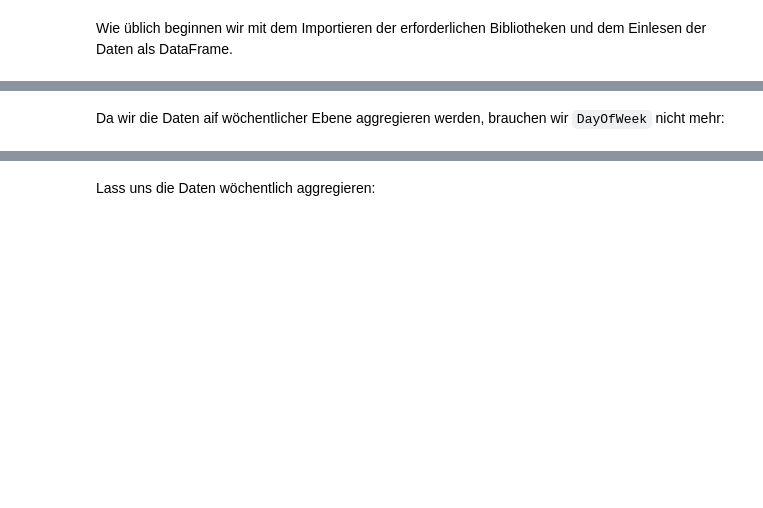
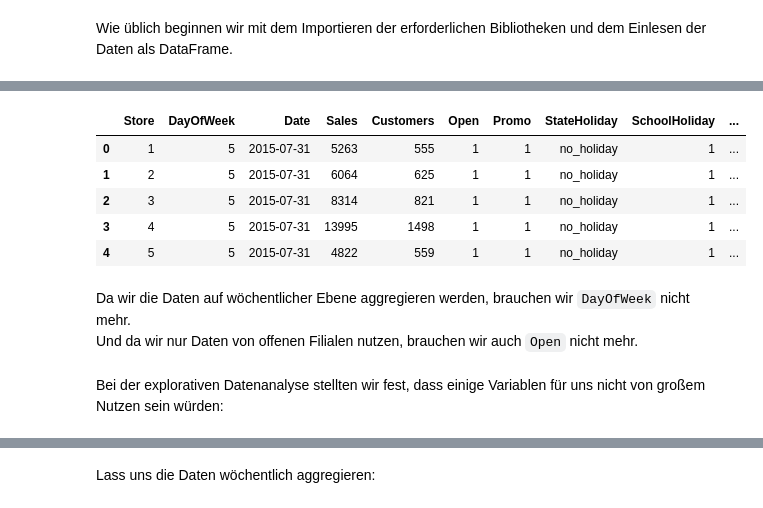
Before and after one commit to xaviermondragon/rossmann, a Jupyter notebook: notebooks/weekly_modelling.ipynb, the cells around one changed output, grey strips where cells are left out. Drawn from its saved outputs; the diff is of its cells as text; code cells hidden in the pictures; blank space fills up the shorter version.

```diff
--- a/notebooks/weekly_modelling.ipynb
+++ b/notebooks/weekly_modelling.ipynb
@@ -21,3 +11,14 @@ sales_df.head()
+# %%
+df = pd.read_csv("../data/sales_stores.csv", parse_dates=['Date'])
+df.head()
+# %% [output]
+|  | Store | DayOfWeek | Date | Sales | Customers | Open | Promo | StateHoliday | SchoolHoliday | ... |
+| 0 | 1 | 5 | 2015-07-31 | 5263 | 555 | 1 | 1 | no_holiday | 1 | ... |
+| 1 | 2 | 5 | 2015-07-31 | 6064 | 625 | 1 | 1 | no_holiday | 1 | ... |
+| 2 | 3 | 5 | 2015-07-31 | 8314 | 821 | 1 | 1 | no_holiday | 1 | ... |
+| 3 | 4 | 5 | 2015-07-31 | 13995 | 1498 | 1 | 1 | no_holiday | 1 | ... |
+| 4 | 5 | 5 | 2015-07-31 | 4822 | 559 | 1 | 1 | no_holiday | 1 | ... |
 # %% [markdown]
-Da wir die Daten aif wöchentlicher Ebene aggregieren werden, brauchen wir `DayOfWeek` nicht mehr:
+Da wir die Daten auf wöchentlicher Ebene aggregieren werden, brauchen wir `DayOfWeek` nicht mehr.
+Und da wir nur Daten von offenen Filialen nutzen, brauchen wir auch `Open` nicht mehr.
 # %%
@@ -24,0 +26,2 @@ sales_df.drop('DayOfWeek', axis=1, inplace=True)
+# %% [markdown]
+Bei der explorativen Datenanalyse stellten wir fest, dass einige Variablen für uns nicht von großem Nutzen sein würden:
```
Also changed, not shown: parts of 14 cells of this notebook, 1 other file.
